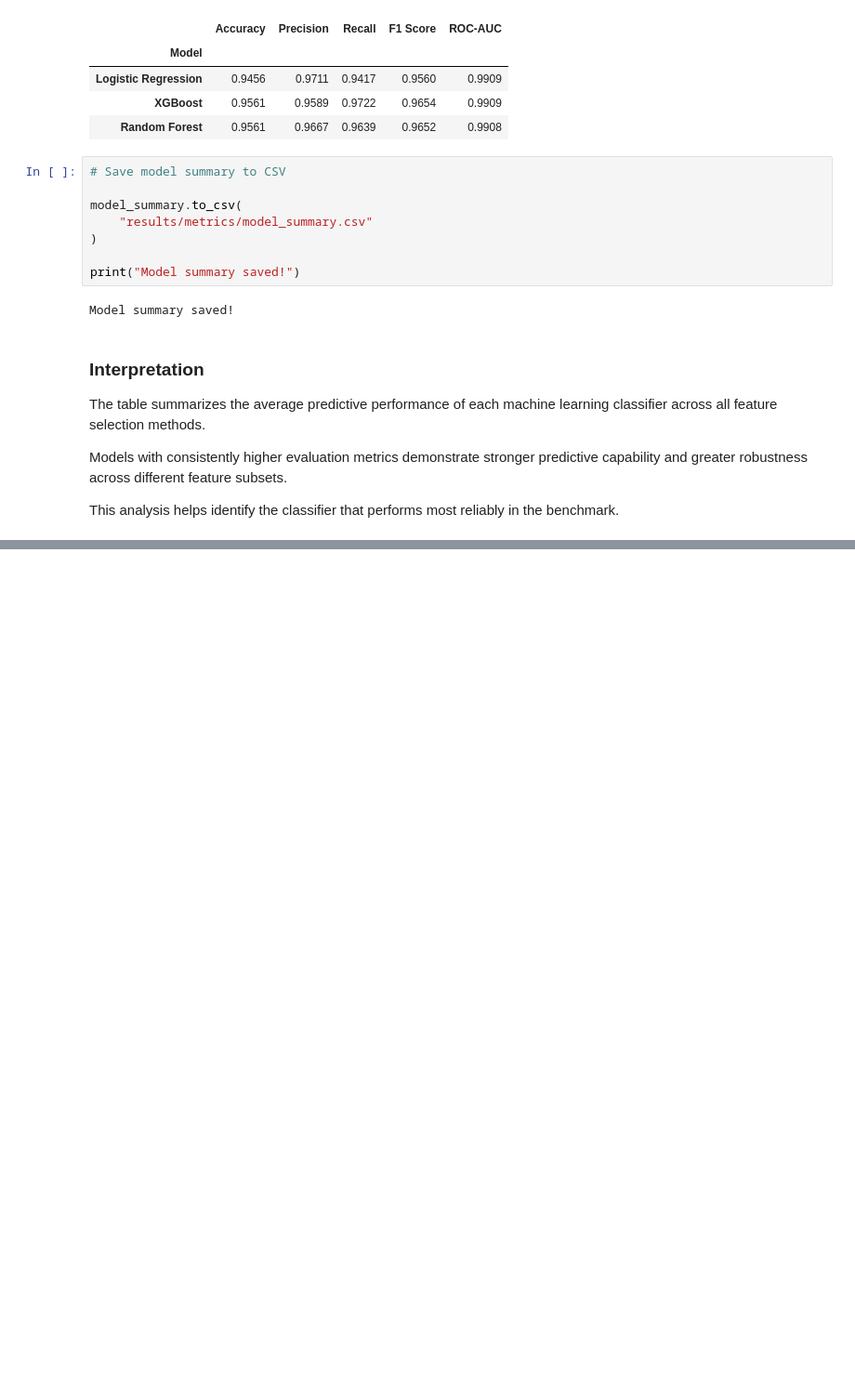
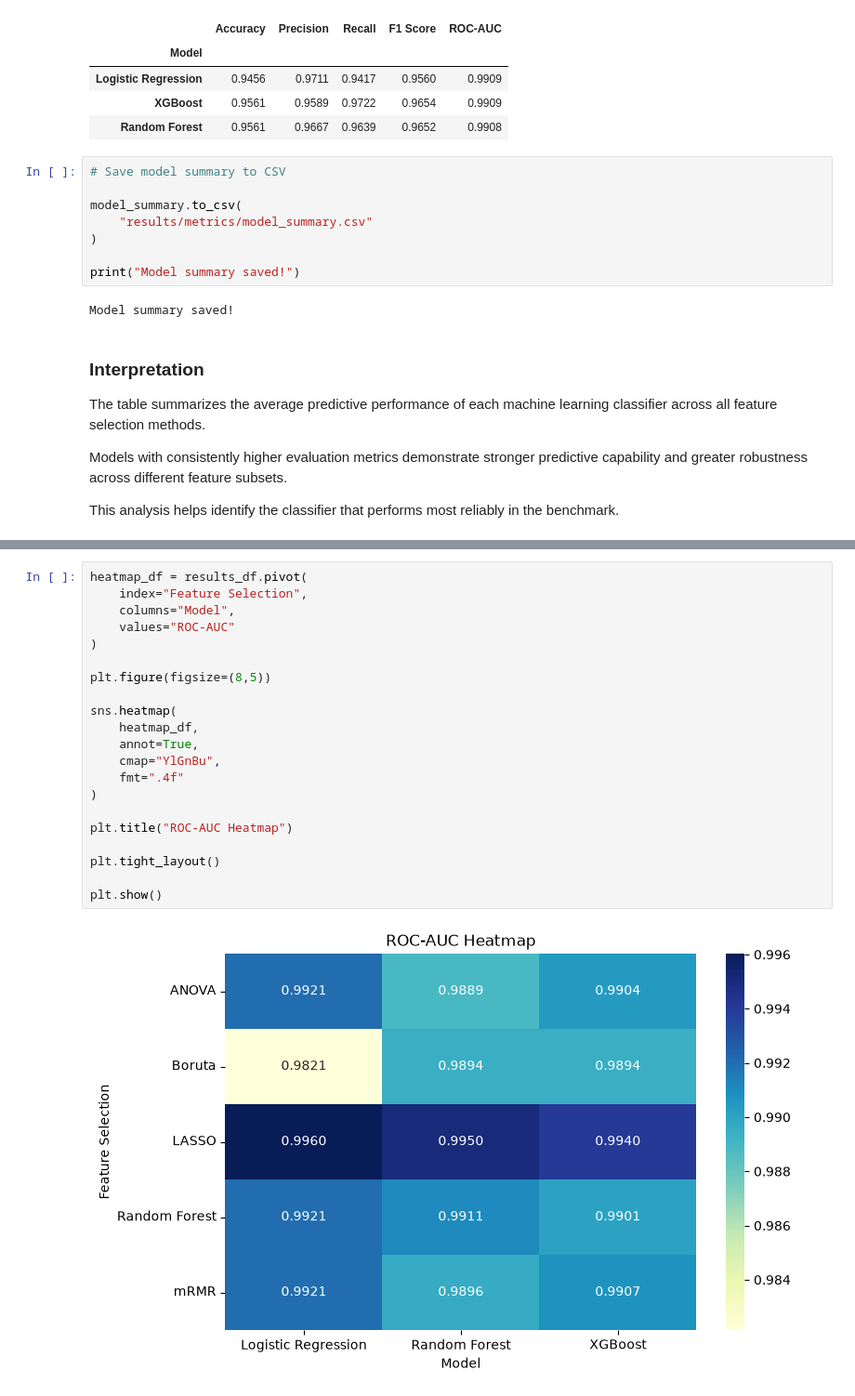
Before and after one commit to Angelinamoses/clinical-fs-benchmark, a Jupyter notebook: notebooks/01_breast_cancer_pipeline.ipynb, the cells around one changed output, grey strips where cells are left out. Shown at 93% size. Cells and saved outputs as stored; diff of their text form; blank space fills up the shorter version.

```diff
--- a/notebooks/01_breast_cancer_pipeline.ipynb
+++ b/notebooks/01_breast_cancer_pipeline.ipynb
@@ -1854,0 +1933,23 @@ This analysis helps identify the classifier that performs most reliably in the b
+# %%
+heatmap_df = results_df.pivot(
+    index="Feature Selection",
+    columns="Model",
+    values="ROC-AUC"
+)
+
+plt.figure(figsize=(8,5))
+
+sns.heatmap(
+    heatmap_df,
+    annot=True,
+    cmap="YlGnBu",
+    fmt=".4f"
+)
+
+plt.title("ROC-AUC Heatmap")
+
+plt.tight_layout()
+
+plt.show()
+# %% [output]
+[figure, added]
```
Also changed, not shown: parts of 23 cells of this notebook.
